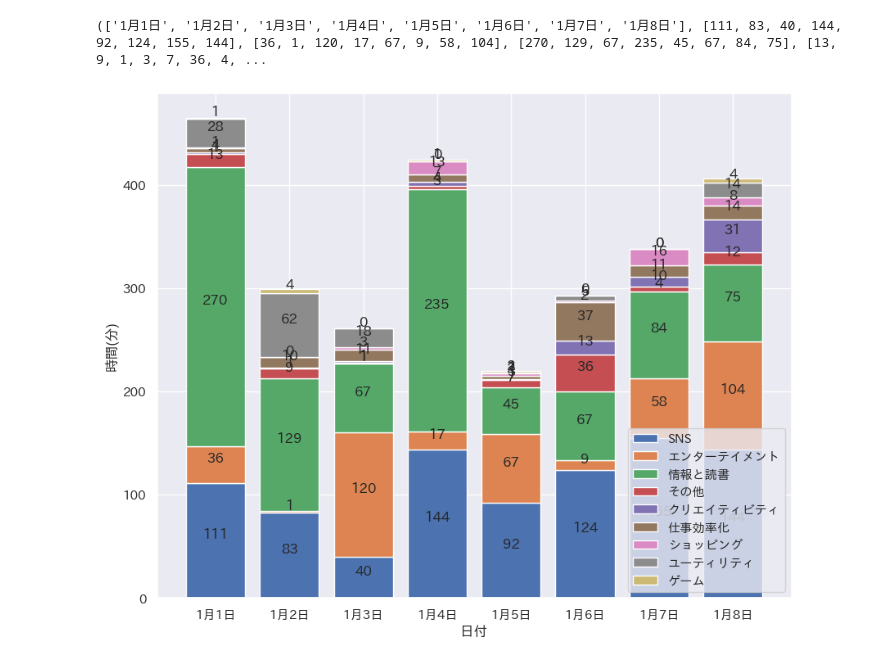
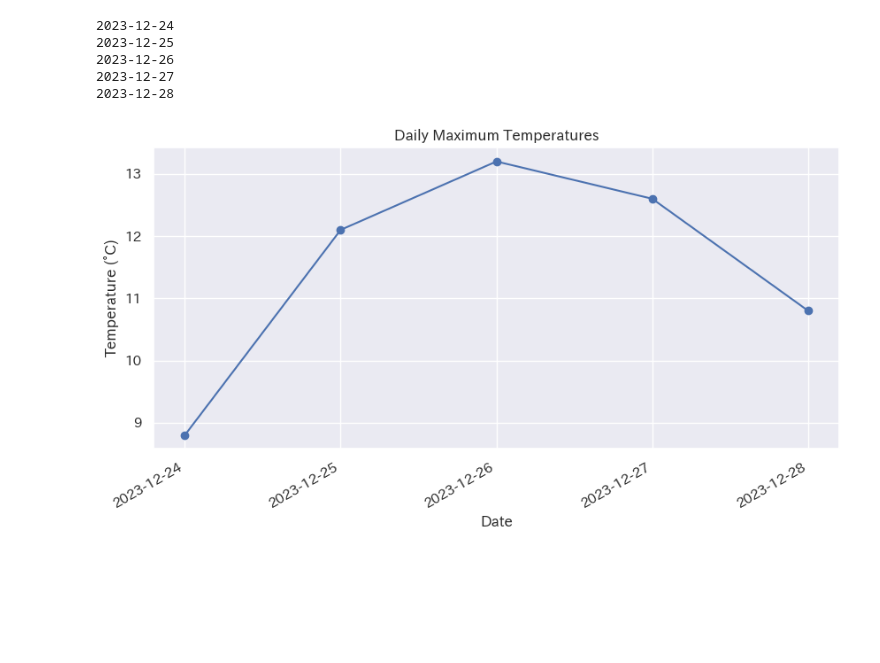
Before and after one commit to To-Takemoto/DSP, a Jupyter notebook: tinking.ipynb, the cells around one changed output. Cells and saved outputs as stored; diff of their text form; code cells hidden in the pictures; blank space fills up the shorter version.

```diff
--- a/tinking.ipynb
+++ b/tinking.ipynb
@@ -1,7 +0,0 @@
-# %%
-import pandas as pd
-import matplotlib.pyplot as plt
-import seaborn as sns
-import matplotlib.pyplot as plt
-plt.rcParams['font.family'] = 'IPAexGothic'
-sns.set(font='IPAexGothic')
@@ -95,19 +4,0 @@ for i in range(8):
-# %%
-for i in range(8):
-    nth = 1
-    data_tuple = utils.DBHandler(settings.db_path).select_one_data("screen_time_table", f"date = '{date_str_screen}'")
-    for type_ in type_list:
-        try:
-            data = data_tuple[nth].replace("2024年","")
-        except:
-            data = data_tuple[nth]
-        type_.append(data)
-        nth += 1
-    date_dic = date.tommorow(date_dic)
-    date_str_screen = f"{date_dic['year']}年{date_dic['month']}月{date_dic['day']}日"
-
-print(type_list)
-
-date_dic = {"year":year, "month":month, "day":day}
-# %% [output]
-(['1月1日', '1月2日', '1月3日', '1月4日', '1月5日', '1月6日', '1月7日', '1月8日'], [111, 83, 40, 144, 92, 124, 155, 144], [36, 1, 120, 17, 67, 9, 58, 104], [270, 129, 67, 235, 45, 67, 84, 75], [13, 9, 1, 3, 7, 36, 4, ...
@@ -118,16 +4,0 @@ dataset = pd.DataFrame([Sns, Entame, Zyouhou, Sonohoka, Creatibity, Sigoto, Shop
-# %%
-fig, ax = plt.subplots(figsize=(10, 8))
-for i in range(len(dataset)):
-    ax.bar(dataset.columns, dataset.iloc[i], bottom=dataset.iloc[:i].sum())
-    for j in range(len(dataset.columns)):
-        plt.text(x=j,
-                 y=dataset.iloc[:i, j].sum() + (dataset.iloc[i, j] / 2),
-                 s=dataset.iloc[i, j],
-                 ha='center',
-                 va='bottom'
-                )
-ax.set(xlabel='日付', ylabel='時間(分)')
-ax.legend(dataset.index)
-plt.show()
-# %% [output]
-[figure, removed]
@@ -133,0 +7,11 @@ plt.show()
+# %%
+import thinking_fun
+graph_drawer = thinking_fun.TinkingGraph()
+graph_drawer.draw_temperature_graph(date_dic, 5, 3)
+# %% [output]
+2023-12-24
+2023-12-25
+2023-12-26
+2023-12-27
+2023-12-28
+[figure, added]
```
Also changed, not shown: parts of 13 cells of this notebook, 1 other file.
